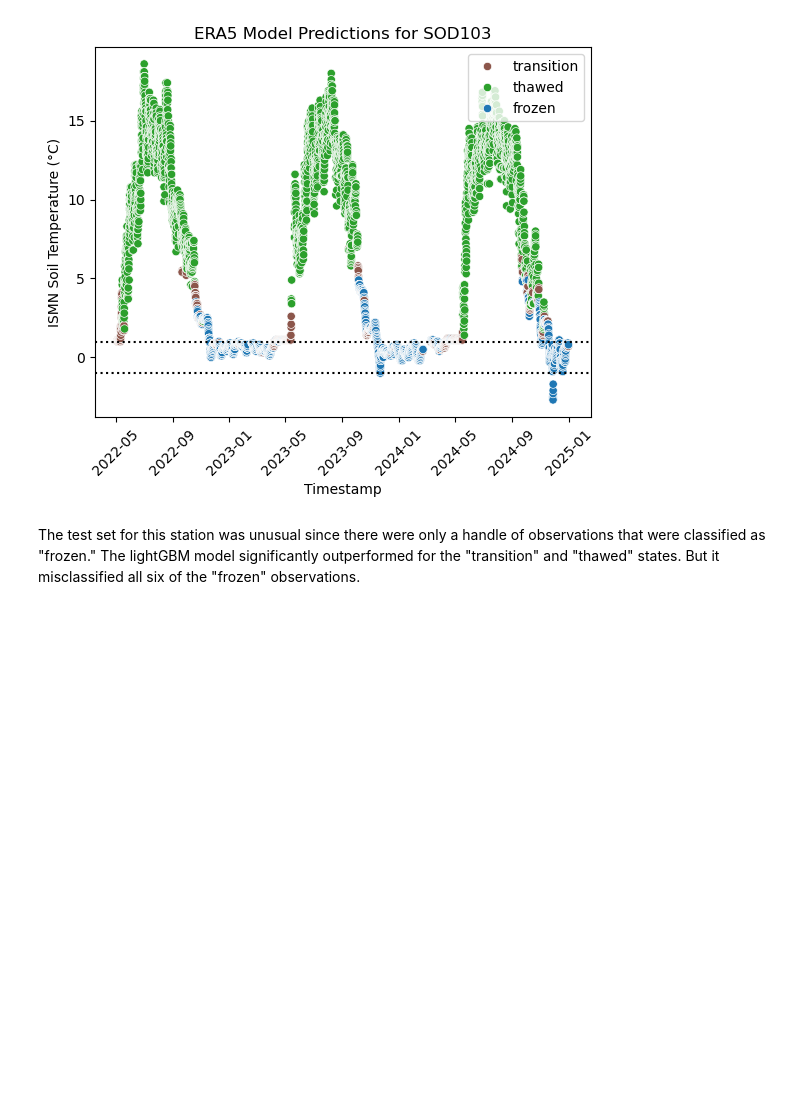
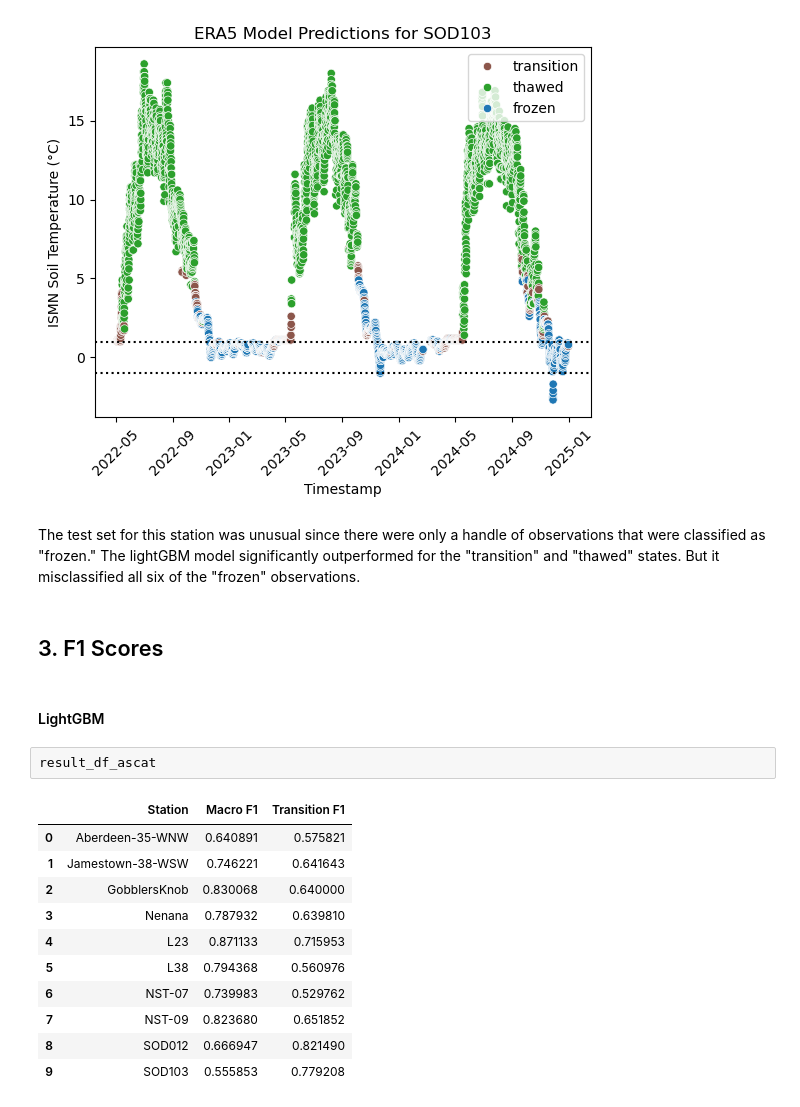
Before and after one commit to gerezk/freeze-thaw-soil-prediction, a Jupyter notebook: notebooks/model_vs_ERA5.ipynb, the cells around one changed output. Drawn from its saved outputs; the diff is of its cells as text; blank space fills up the shorter version.

```diff
--- a/notebooks/model_vs_ERA5.ipynb
+++ b/notebooks/model_vs_ERA5.ipynb
@@ -607,3 +609,21 @@ axes = plot_predictions(sod103_plot_df, StationName.SOD103, method="era5_pred")
 [figure]
 # %% [markdown]
 The test set for this station was unusual since there were only a handle of observations that were classified as "frozen." The lightGBM model significantly outperformed for the "transition" and "thawed" states. But it misclassified all six of the "frozen" observations.
+# %% [markdown]
+## 3. F1 Scores
+# %% [markdown]
+#### LightGBM
+# %%
+result_df_ascat
+# %% [output]
+|  | Station | Macro F1 | Transition F1 |
+| 0 | Aberdeen-35-WNW | 0.640891 | 0.575821 |
+| 1 | Jamestown-38-WSW | 0.746221 | 0.641643 |
+| 2 | GobblersKnob | 0.830068 | 0.640000 |
+| 3 | Nenana | 0.787932 | 0.639810 |
+| 4 | L23 | 0.871133 | 0.715953 |
+| 5 | L38 | 0.794368 | 0.560976 |
+| 6 | NST-07 | 0.739983 | 0.529762 |
+| 7 | NST-09 | 0.823680 | 0.651852 |
+| 8 | SOD012 | 0.666947 | 0.821490 |
+| 9 | SOD103 | 0.555853 | 0.779208 |
```
Also changed, not shown: parts of 12 cells of this notebook, 1 other file.
